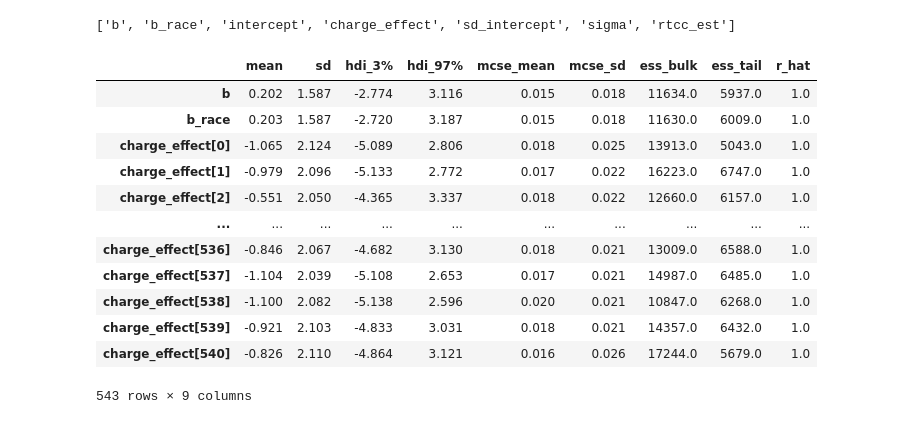
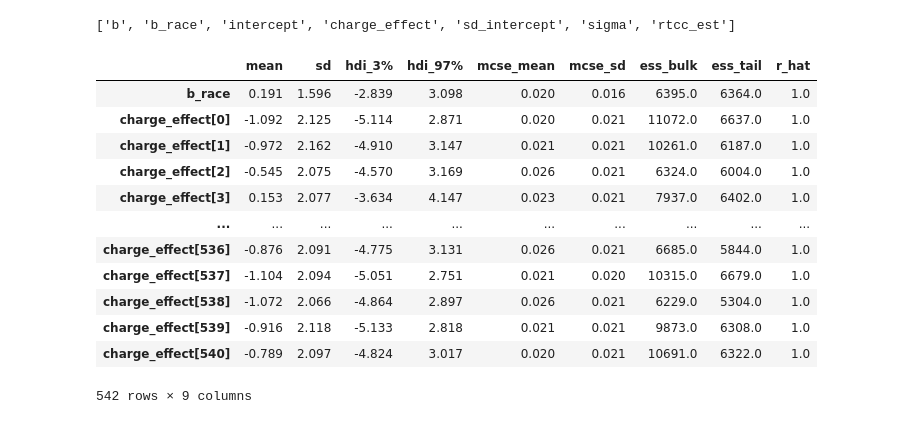
Before and after one commit to ayyubibrahimi/eos, a Jupyter notebook: notebooks_epr/model.ipynb, the cells around one changed output. Cells and saved outputs as stored; diff of their text form; code cells hidden in the pictures.

```diff
--- a/notebooks_epr/model.ipynb
+++ b/notebooks_epr/model.ipynb
@@ -4,7 +4,7 @@
 !pip install arviz
 !pip install fancyimpute
 !pip install pandas --upgrade
-
+!pip install seaborn
 import pandas as pd
 import numpy as np
 import pymc as pm
@@ -12,6 +12,10 @@ from scipy.stats import binom
 import arviz as az
 from fancyimpute import IterativeImputer
 from sklearn.preprocessing import OneHotEncoder, LabelEncoder
+import seaborn as sns
+import matplotlib.pyplot as plt
+import numpy as np
+int32 = np.int32
 
 # read in the police reports and real-time crime center data
 pr = pd.read_csv("../data/police_reports/electronic_police_report_2018_2022.csv")
@@ -36,8 +40,8 @@ rc = rc[~((rc.item_number.fillna("") == ""))]
 rc['offender_race'] = rc['offender_race'].replace('', np.nan).fillna(value=np.nan, inplace=False)
 rc['offender_race'] = rc['offender_race'].replace('UNKNOWN', np.nan)
 
-# Create a new dataframe with only the 'location' and 'offender_race' columns
-subset_df = rc[['location', 'offender_race']]
+# Create a new dataframe with only the 'district' and 'offender_race' columns
+subset_df = rc[['district', 'offender_race']]
 
 # Split the data into known and unknown values based on the missing values in the 'offender_race' column
 known = subset_df[subset_df['offender_race'].notna()]
@@ -45,7 +49,7 @@ unknown = subset_df[subset_df['offender_race'].isna()]
 
 # Encode categorical data using LabelEncoder
 le = LabelEncoder()
-known['location'] = le.fit_transform(known['location'])
+known['district'] = le.fit_transform(known['district'])
 known['offender_race'] = le.fit_transform(known['offender_race'])
 
 # Impute missing values using IterativeImputer
@@ -53,8 +57,8 @@ imputer = IterativeImputer()
 imputed_values = imputer.fit_transform(known)
 
 # Convert imputed values back to dataframe
-imputed_df = pd.DataFrame(imputed_values, columns=['location', 'offender_race'])
-imputed_df['location'] = imputed_df['location'].astype(int)
+imputed_df = pd.DataFrame(imputed_values, columns=['district', 'offender_race'])
+imputed_df['district'] = imputed_df['district'].astype(int)
 imputed_df['offender_race'] = imputed_df['offender_race'].round().astype(int)
 
 # Convert the numerical data back to categorical data using LabelEncoder's inverse_transform method
@@ -142,7 +146,7 @@ with pm.Model() as model:
 
 # perform MCMC sampling
 with model:
-    trace = pm.sample(2000, tune=2000)
+    trace = pm.sample(2000, tune=2000, chains=4, target_accept=0.9)
 # %% [output]
 Auto-assigning NUTS sampler...
 Initializing NUTS using jitter+adapt_diag...
@@ -156,18 +160,18 @@ print(var_names)
 # %% [output]
 ['b', 'b_race', 'intercept', 'charge_effect', 'sd_intercept', 'sigma', 'rtcc_est']
 # %%
-az.summary(trace.posterior, var_names=['b', 'b_race', 'charge_effect'])
+az.summary(trace.posterior, var_names=['b_race', 'charge_effect'])
 # %% [output]
 |  | mean | sd | hdi_3% | hdi_97% | mcse_mean | mcse_sd | ess_bulk | ess_tail | r_hat |
-| b | 0.202 | 1.587 | -2.774 | 3.116 | 0.015 | 0.018 | 11634.0 | 5937.0 | 1.0 |
-| b_race | 0.203 | 1.587 | -2.720 | 3.187 | 0.015 | 0.018 | 11630.0 | 6009.0 | 1.0 |
-| charge_effect[0] | -1.065 | 2.124 | -5.089 | 2.806 | 0.018 | 0.025 | 13913.0 | 5043.0 | 1.0 |
-| charge_effect[1] | -0.979 | 2.096 | -5.133 | 2.772 | 0.017 | 0.022 | 16223.0 | 6747.0 | 1.0 |
-| charge_effect[2] | -0.551 | 2.050 | -4.365 | 3.337 | 0.018 | 0.022 | 12660.0 | 6157.0 | 1.0 |
+| b_race | 0.191 | 1.596 | -2.839 | 3.098 | 0.020 | 0.016 | 6395.0 | 6364.0 | 1.0 |
+| charge_effect[0] | -1.092 | 2.125 | -5.114 | 2.871 | 0.020 | 0.021 | 11072.0 | 6637.0 | 1.0 |
+| charge_effect[1] | -0.972 | 2.162 | -4.910 | 3.147 | 0.021 | 0.021 | 10261.0 | 6187.0 | 1.0 |
+| charge_effect[2] | -0.545 | 2.075 | -4.570 | 3.169 | 0.026 | 0.021 | 6324.0 | 6004.0 | 1.0 |
+| charge_effect[3] | 0.153 | 2.077 | -3.634 | 4.147 | 0.023 | 0.021 | 7937.0 | 6402.0 | 1.0 |
 | ... | ... | ... | ... | ... | ... | ... | ... | ... | ... |
-| charge_effect[536] | -0.846 | 2.067 | -4.682 | 3.130 | 0.018 | 0.021 | 13009.0 | 6588.0 | 1.0 |
-| charge_effect[537] | -1.104 | 2.039 | -5.108 | 2.653 | 0.017 | 0.021 | 14987.0 | 6485.0 | 1.0 |
-| charge_effect[538] | -1.100 | 2.082 | -5.138 | 2.596 | 0.020 | 0.021 | 10847.0 | 6268.0 | 1.0 |
-| charge_effect[539] | -0.921 | 2.103 | -4.833 | 3.031 | 0.018 | 0.021 | 14357.0 | 6432.0 | 1.0 |
-| charge_effect[540] | -0.826 | 2.110 | -4.864 | 3.121 | 0.016 | 0.026 | 17244.0 | 5679.0 | 1.0 |
+| charge_effect[536] | -0.876 | 2.091 | -4.775 | 3.131 | 0.026 | 0.021 | 6685.0 | 5844.0 | 1.0 |
+| charge_effect[537] | -1.104 | 2.094 | -5.051 | 2.751 | 0.021 | 0.020 | 10315.0 | 6679.0 | 1.0 |
+| charge_effect[538] | -1.072 | 2.066 | -4.864 | 2.897 | 0.026 | 0.021 | 6229.0 | 5304.0 | 1.0 |
+| charge_effect[539] | -0.916 | 2.118 | -5.133 | 2.818 | 0.021 | 0.021 | 9873.0 | 6308.0 | 1.0 |
+| charge_effect[540] | -0.789 | 2.097 | -4.824 | 3.017 | 0.020 | 0.021 | 10691.0 | 6322.0 | 1.0 |
-543 rows × 9 columns
+542 rows × 9 columns
```
Also changed, not shown: parts of 10 cells of this notebook, 1 other file.
